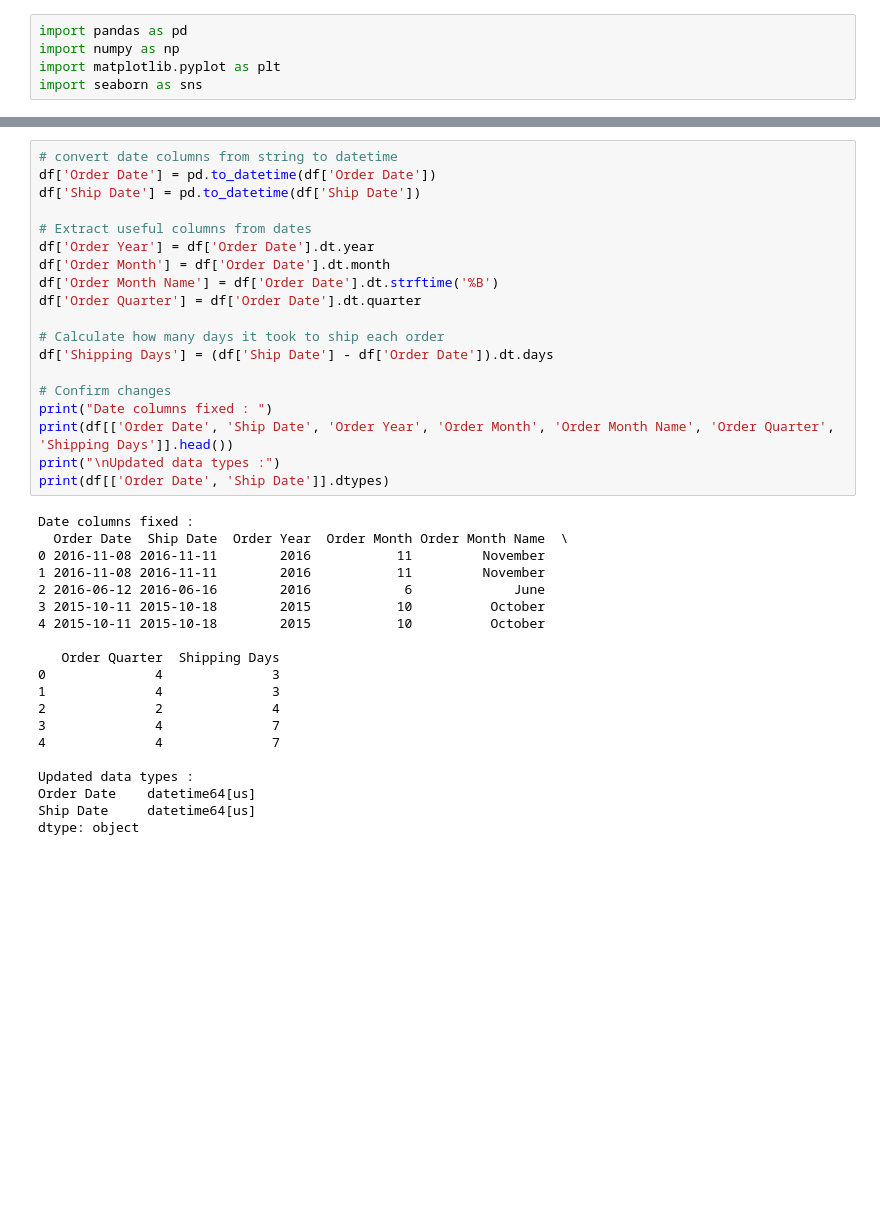
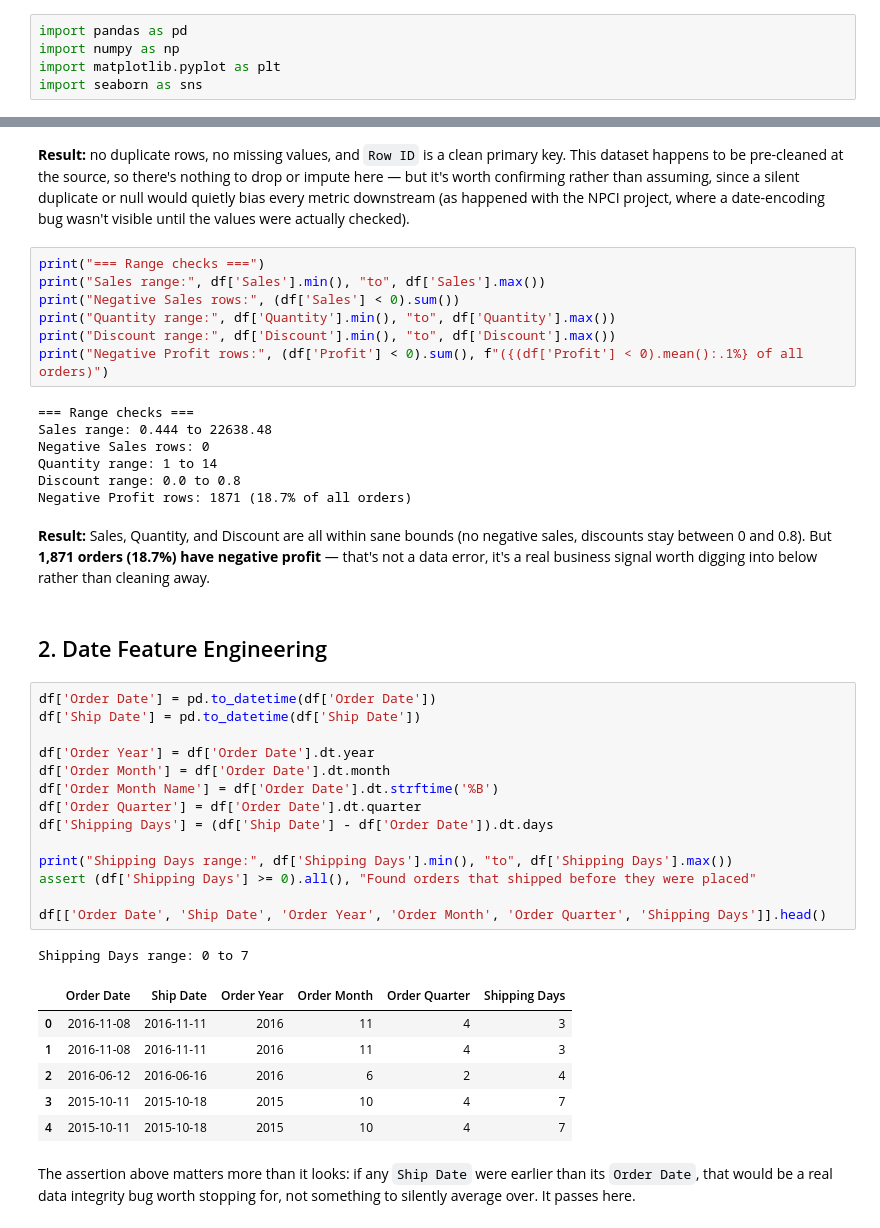
Before and after one commit to nandini2217/ai-sales-dashboard, a Jupyter notebook: data/notebooks/01_data_cleaning.ipynb, the cells around one changed output, grey strips where cells are left out. Drawn from its saved outputs; the diff is of its cells as text; blank space fills up the shorter version.

```diff
--- a/data/notebooks/01_data_cleaning.ipynb
+++ b/data/notebooks/01_data_cleaning.ipynb
@@ -66,39 +56,54 @@ dtype: int64
+# %% [markdown]
+**Result:** no duplicate rows, no missing values, and `Row ID` is a
+clean primary key. This dataset happens to be pre-cleaned at the source, so
+there's nothing to drop or impute here — but it's worth confirming rather
+than assuming, since a silent duplicate or null would quietly bias every
+metric downstream (as happened with the NPCI project, where a date-encoding
+bug wasn't visible until the values were actually checked).
+# %%
+print("=== Range checks ===")
+print("Sales range:", df['Sales'].min(), "to", df['Sales'].max())
+print("Negative Sales rows:", (df['Sales'] < 0).sum())
+print("Quantity range:", df['Quantity'].min(), "to", df['Quantity'].max())
+print("Discount range:", df['Discount'].min(), "to", df['Discount'].max())
+print("Negative Profit rows:", (df['Profit'] < 0).sum(), f"({(df['Profit'] < 0).mean():.1%} of all orders)")
+# %% [output]
+=== Range checks ===
+Sales range: 0.444 to 22638.48
+Negative Sales rows: 0
+Quantity range: 1 to 14
+Discount range: 0.0 to 0.8
+Negative Profit rows: 1871 (18.7% of all orders)
+# %% [markdown]
+**Result:** Sales, Quantity, and Discount are all within sane bounds
+(no negative sales, discounts stay between 0 and 0.8). But **1,871 orders
+(18.7%) have negative profit** — that's not a data error, it's a real
+business signal worth digging into below rather than cleaning away.
+# %% [markdown]
+## 2. Date Feature Engineering
 # %%
-# convert date columns from string to datetime
 df['Order Date'] = pd.to_datetime(df['Order Date'])
 df['Ship Date'] = pd.to_datetime(df['Ship Date'])
 
-# Extract useful columns from dates
 df['Order Year'] = df['Order Date'].dt.year
 df['Order Month'] = df['Order Date'].dt.month
 df['Order Month Name'] = df['Order Date'].dt.strftime('%B')
 df['Order Quarter'] = df['Order Date'].dt.quarter
-
-# Calculate how many days it took to ship each order
 df['Shipping Days'] = (df['Ship Date'] - df['Order Date']).dt.days
 
-# Confirm changes
-print("Date columns fixed : ")
-print(df[['Order Date', 'Ship Date', 'Order Year', 'Order Month', 'Order Month Name', 'Order Quarter', 'Shipping Days']].head())
-print("\nUpdated data types :")
-print(df[['Order Date', 'Ship Date']].dtypes)
+print("Shipping Days range:", df['Shipping Days'].min(), "to", df['Shipping Days'].max())
+assert (df['Shipping Days'] >= 0).all(), "Found orders that shipped before they were placed"
+
+df[['Order Date', 'Ship Date', 'Order Year', 'Order Month', 'Order Quarter', 'Shipping Days']].head()
 # %% [output]
-Date columns fixed :
-  Order Date  Ship Date  Order Year  Order Month Order Month Name  \
-0 2016-11-08 2016-11-11        2016           11         November
-1 2016-11-08 2016-11-11        2016           11         November
-2 2016-06-12 2016-06-16        2016            6             June
-3 2015-10-11 2015-10-18        2015           10          October
-4 2015-10-11 2015-10-18        2015           10          October
-
-   Order Quarter  Shipping Days
-0              4              3
-1              4              3
-2              2              4
-3              4              7
-4              4              7
-
-Updated data types :
-Order Date    datetime64[us]
-Ship Date     datetime64[us]
-dtype: object
+Shipping Days range: 0 to 7
+|  | Order Date | Ship Date | Order Year | Order Month | Order Quarter | Shipping Days |
+| 0 | 2016-11-08 | 2016-11-11 | 2016 | 11 | 4 | 3 |
+| 1 | 2016-11-08 | 2016-11-11 | 2016 | 11 | 4 | 3 |
+| 2 | 2016-06-12 | 2016-06-16 | 2016 | 6 | 2 | 4 |
+| 3 | 2015-10-11 | 2015-10-18 | 2015 | 10 | 4 | 7 |
+| 4 | 2015-10-11 | 2015-10-18 | 2015 | 10 | 4 | 7 |
+# %% [markdown]
+The assertion above matters more than it looks: if any `Ship Date` were
+earlier than its `Order Date`, that would be a real data integrity bug
+worth stopping for, not something to silently average over. It passes here.
```
Also changed, not shown: parts of 15 cells of this notebook, 10 other files.
